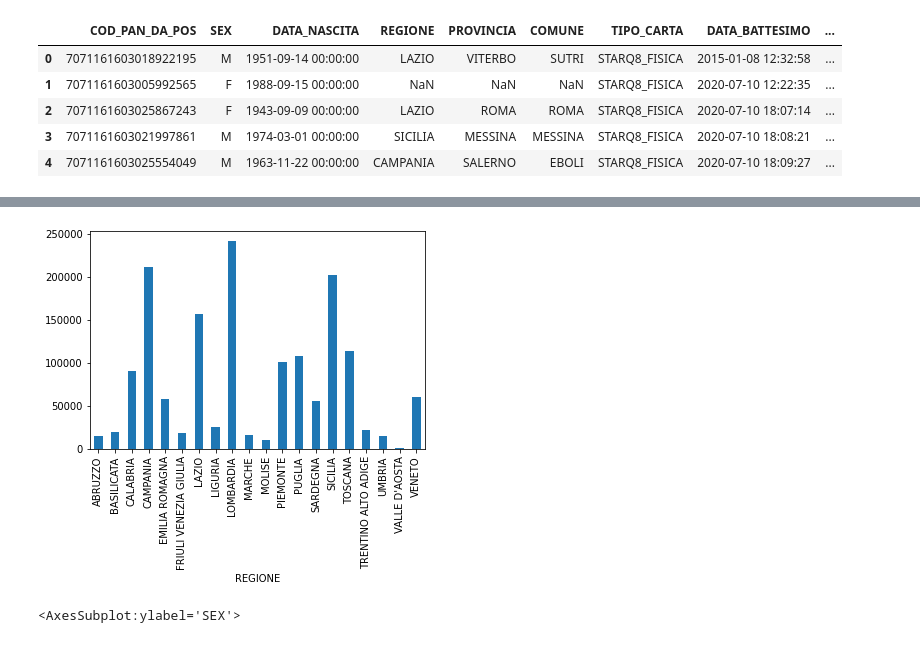
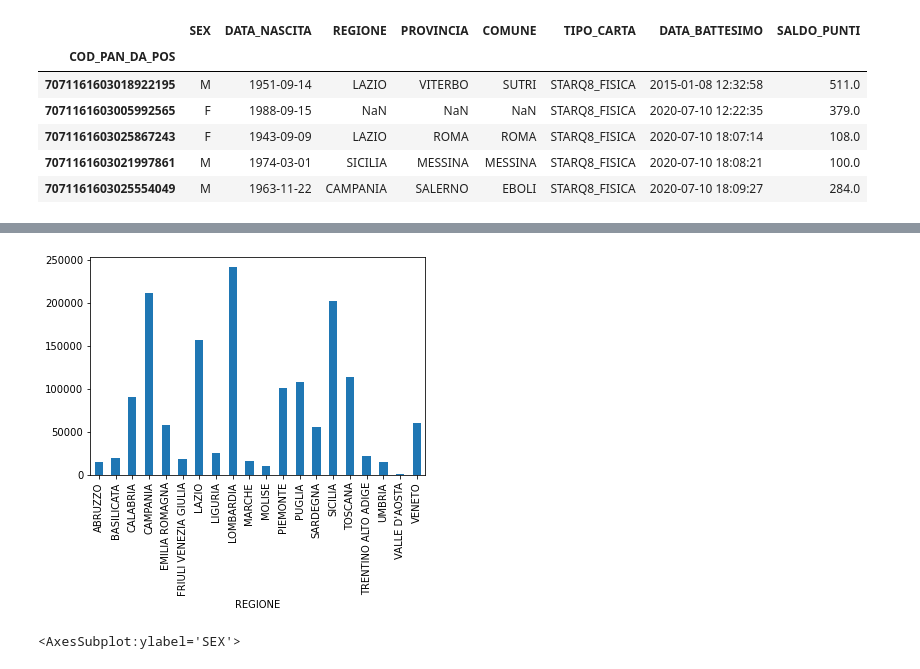
Before and after one commit to Rigtee/GBAC_Q8_2021, a Jupyter notebook: data_exploration_tom.ipynb, the cells around one changed output, grey strips where cells are left out. Drawn from its saved outputs; the diff is of its cells as text; code cells hidden in the pictures.

```diff
--- a/data_exploration_tom.ipynb
+++ b/data_exploration_tom.ipynb
@@ -1,21 +1,22 @@
 # %%
 ##Data exploration by Tom ##
 
 import pandas as pd
 import numpy as np
 import matplotlib.pyplot as plt
 import seaborn as sns
 
-cust_db = pd.read_csv('master_data/Anagrafica_ClubQ8.csv', sep=';')
+cust_db = pd.read_csv('master_data/Anagrafica_ClubQ8.csv', sep=';',decimal = ',', index_col='COD_PAN_DA_POS',parse_dates=['DATA_NASCITA'])
 
 cust_db.head()
 # %% [output]
-|  | COD_PAN_DA_POS | SEX | DATA_NASCITA | REGIONE | PROVINCIA | COMUNE | TIPO_CARTA | DATA_BATTESIMO | ... |
-| 0 | 7071161603018922195 | M | 1951-09-14 00:00:00 | LAZIO | VITERBO | SUTRI | STARQ8_FISICA | 2015-01-08 12:32:58 | ... |
-| 1 | 7071161603005992565 | F | 1988-09-15 00:00:00 | NaN | NaN | NaN | STARQ8_FISICA | 2020-07-10 12:22:35 | ... |
-| 2 | 7071161603025867243 | F | 1943-09-09 00:00:00 | LAZIO | ROMA | ROMA | STARQ8_FISICA | 2020-07-10 18:07:14 | ... |
-| 3 | 7071161603021997861 | M | 1974-03-01 00:00:00 | SICILIA | MESSINA | MESSINA | STARQ8_FISICA | 2020-07-10 18:08:21 | ... |
-| 4 | 7071161603025554049 | M | 1963-11-22 00:00:00 | CAMPANIA | SALERNO | EBOLI | STARQ8_FISICA | 2020-07-10 18:09:27 | ... |
+|  | SEX | DATA_NASCITA | REGIONE | PROVINCIA | COMUNE | TIPO_CARTA | DATA_BATTESIMO | SALDO_PUNTI |
+| COD_PAN_DA_POS |  |  |  |  |  |  |  |  |
+| 7071161603018922195 | M | 1951-09-14 | LAZIO | VITERBO | SUTRI | STARQ8_FISICA | 2015-01-08 12:32:58 | 511.0 |
+| 7071161603005992565 | F | 1988-09-15 | NaN | NaN | NaN | STARQ8_FISICA | 2020-07-10 12:22:35 | 379.0 |
+| 7071161603025867243 | F | 1943-09-09 | LAZIO | ROMA | ROMA | STARQ8_FISICA | 2020-07-10 18:07:14 | 108.0 |
+| 7071161603021997861 | M | 1974-03-01 | SICILIA | MESSINA | MESSINA | STARQ8_FISICA | 2020-07-10 18:08:21 | 100.0 |
+| 7071161603025554049 | M | 1963-11-22 | CAMPANIA | SALERNO | EBOLI | STARQ8_FISICA | 2020-07-10 18:09:27 | 284.0 |
 # %%
 cust_db.info()
 # %% [output]
@@ -41,7 +42,7 @@ cust_regions = cust_db.groupby(['REGIONE']).size().plot(kind = "bar")
 
 ## More elegantly: could work with Matplotlib
 # %% [output]
-[figure, old version]
+[figure, new version]
 # %%
 # Gender distribution across our customers
 
```
Also changed, not shown: parts of 1 cell of this notebook, 1 other file.
